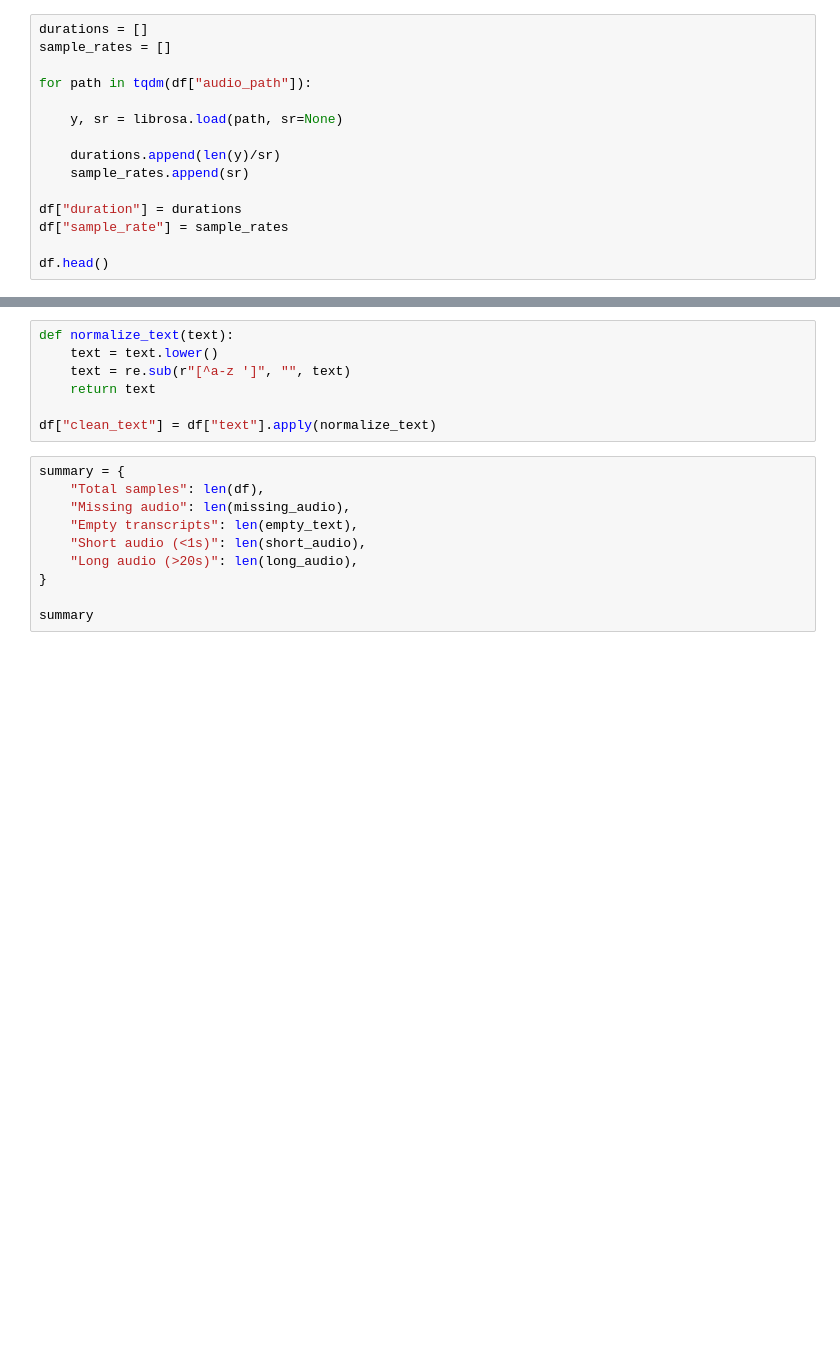
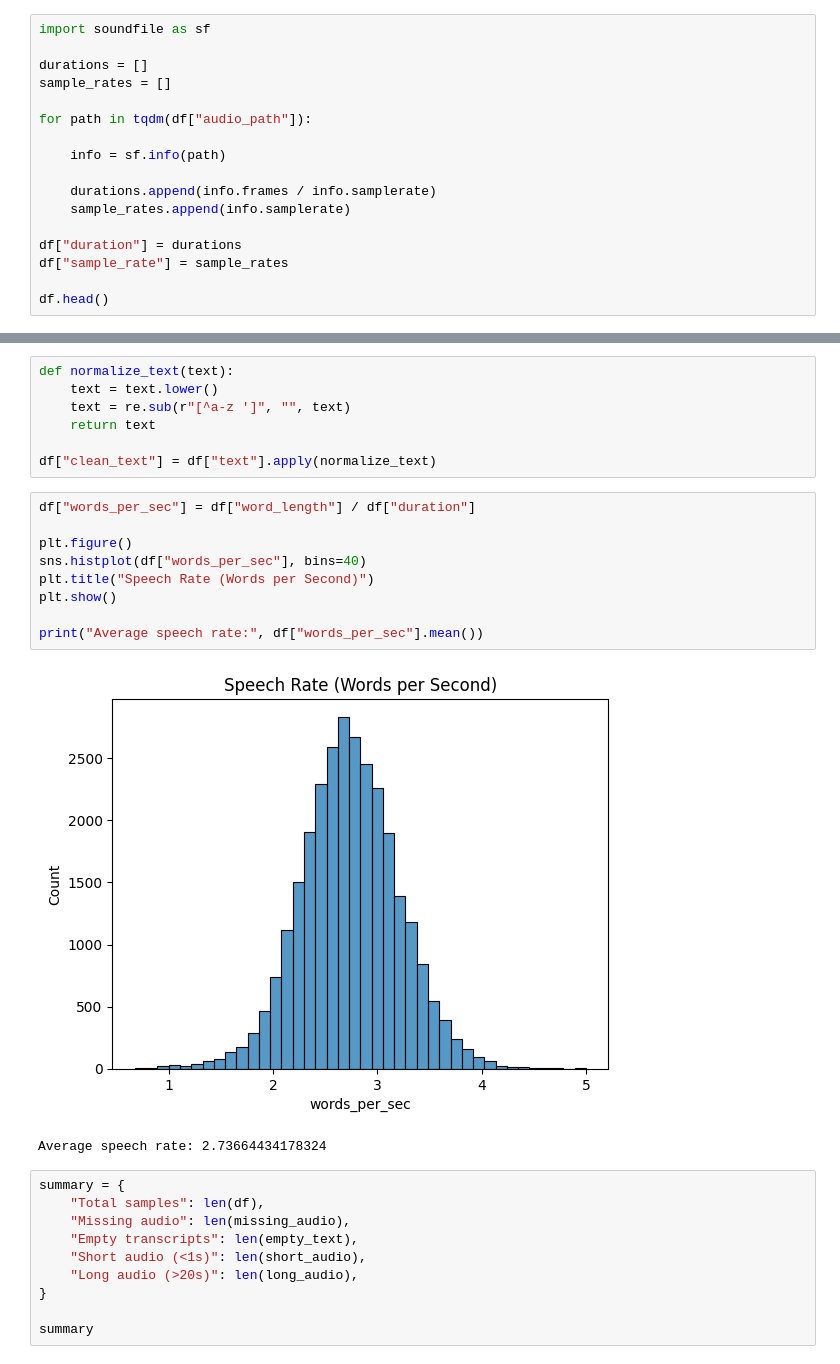
Before and after one commit to madesh405/noise-robust-speech-recognition, a Jupyter notebook: notebooks/Data_Understanding_and_EDA.ipynb, the cells around one changed output, grey strips where cells are left out. Drawn from its saved outputs; the diff is of its cells as text; blank space fills up the shorter version.

```diff
--- a/notebooks/Data_Understanding_and_EDA.ipynb
+++ b/notebooks/Data_Understanding_and_EDA.ipynb
@@ -37,15 +37,17 @@ df.head()
 | 3 | 103-1240-0003 | ../data/clean/LibriSpeech/train-c... | AND THAT IF SHE NOTICED ANYTHING ... |
 | 4 | 103-1240-0004 | ../data/clean/LibriSpeech/train-c... | BUT MISSUS RACHEL LYNDE WAS ONE O... |
 # %%
+import soundfile as sf
+
 durations = []
 sample_rates = []
 
 for path in tqdm(df["audio_path"]):
 
-    y, sr = librosa.load(path, sr=None)
+    info = sf.info(path)
 
-    durations.append(len(y)/sr)
-    sample_rates.append(sr)
+    durations.append(info.frames / info.samplerate)
+    sample_rates.append(info.samplerate)
 
 df["duration"] = durations
 df["sample_rate"] = sample_rates
@@ -248,6 +250,18 @@ def normalize_text(text):
     return text
 
 df["clean_text"] = df["text"].apply(normalize_text)
+# %%
+df["words_per_sec"] = df["word_length"] / df["duration"]
+
+plt.figure()
+sns.histplot(df["words_per_sec"], bins=40)
+plt.title("Speech Rate (Words per Second)")
+plt.show()
+
+print("Average speech rate:", df["words_per_sec"].mean())
+# %% [output]
+[figure, added]
+Average speech rate: 2.73664434178324
 # %%
 summary = {
     "Total samples": len(df),
```
Also changed, not shown: parts of 8 cells of this notebook.
